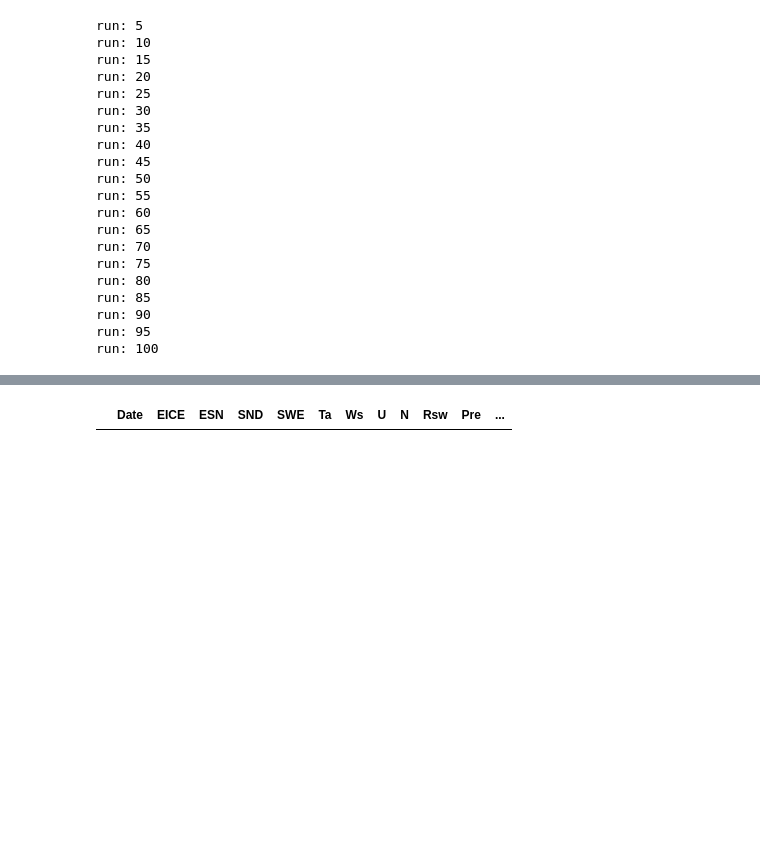
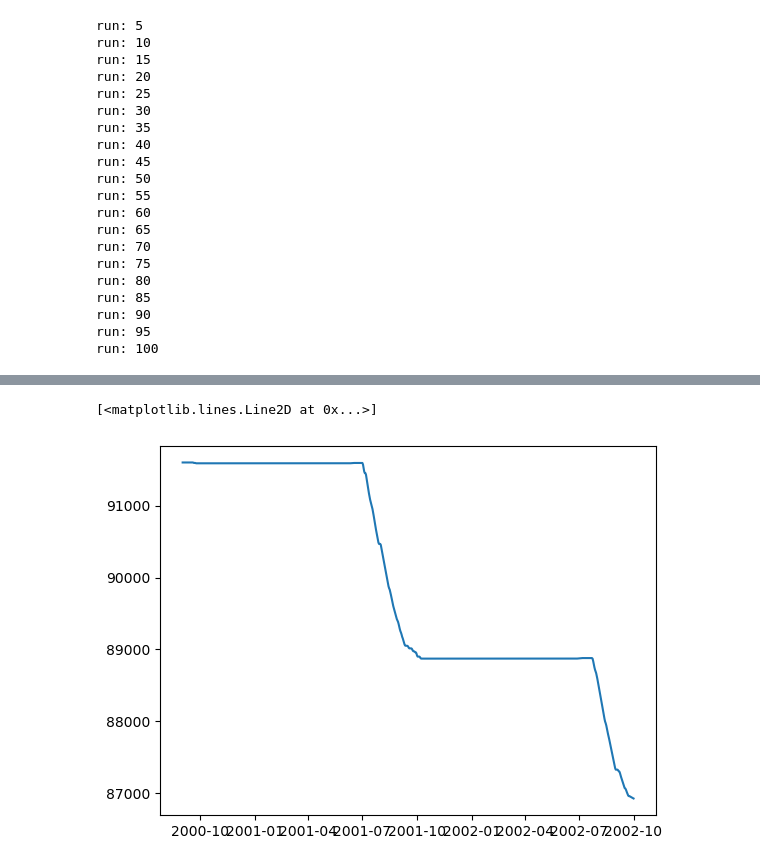
Before and after one commit to ZhenyaTumarkin/HMA_sensitivity, a Jupyter notebook: code/N_points_experiment/look_at_MB.ipynb, the cells around one changed output, grey strips where cells are left out. Cells and saved outputs as stored; diff of their text form; code cells hidden in the pictures; blank space fills up the shorter version.

```diff
--- a/code/N_points_experiment/look_at_MB.ipynb
+++ b/code/N_points_experiment/look_at_MB.ipynb
@@ -256,4 +263,5 @@ df_out = pd.read_parquet('/nfs/scistore18/pelligrp/etumarki/HMA_sensitivity/data
 # %%
-df_out[np.isnan(df_out.SWE)==True]
+plt.plot(df_out.Date,df_out.ICE)
 # %% [output]
-|  | Date | EICE | ESN | SND | SWE | Ta | Ws | U | N | Rsw | Pre | ... |
+[<matplotlib.lines.Line2D at 0x...>]
+[figure, added]
```
Also changed, not shown: parts of 13 cells of this notebook, 2 other files.
